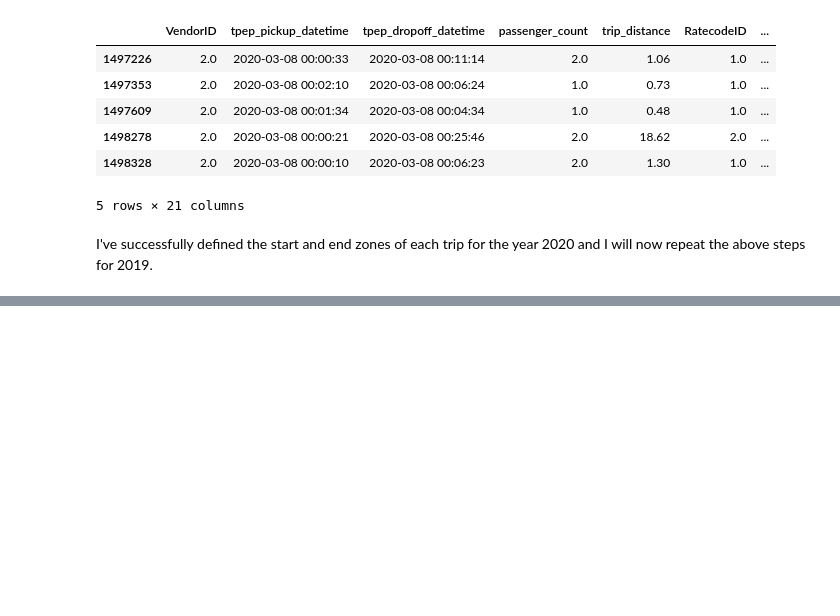
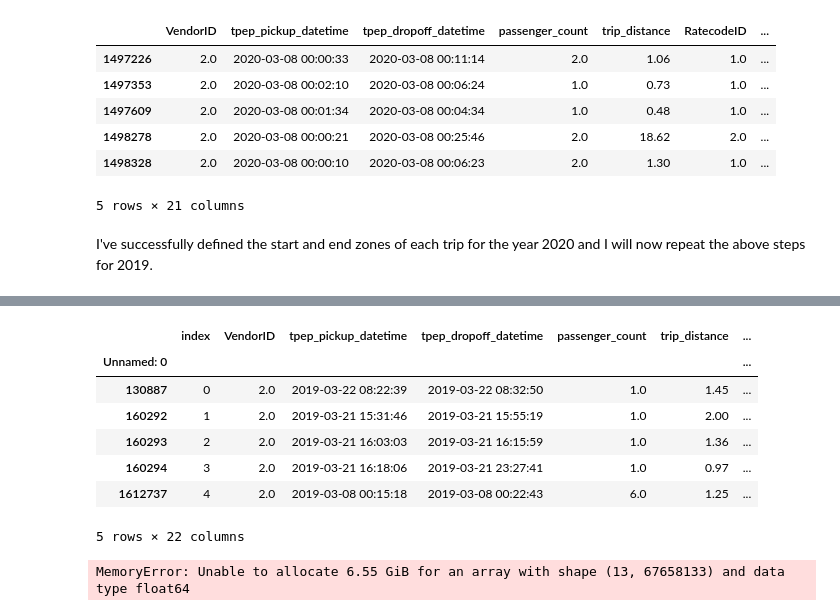
Before and after one commit to samtuleen/nyc-taxis-vs-covid, a Jupyter notebook: data_cleaning.ipynb, the cells around one changed output, grey strips where cells are left out. Cells and saved outputs as stored; diff of their text form; code cells hidden in the pictures; blank space fills up the shorter version.

```diff
--- a/data_cleaning.ipynb
+++ b/data_cleaning.ipynb
@@ -318,0 +333,13 @@ year_19.head()
+# %%
+year_19.set_index('Unnamed: 0', inplace=True)
+# %%
+year_19.head()
+# %% [output]
+|  | index | VendorID | tpep_pickup_datetime | tpep_dropoff_datetime | passenger_count | trip_distance | ... |
+| Unnamed: 0 |  |  |  |  |  |  | ... |
+| 130887 | 0 | 2.0 | 2019-03-22 08:22:39 | 2019-03-22 08:32:50 | 1.0 | 1.45 | ... |
+| 160292 | 1 | 2.0 | 2019-03-21 15:31:46 | 2019-03-21 15:55:19 | 1.0 | 2.00 | ... |
+| 160293 | 2 | 2.0 | 2019-03-21 16:03:03 | 2019-03-21 16:15:59 | 1.0 | 1.36 | ... |
+| 160294 | 3 | 2.0 | 2019-03-21 16:18:06 | 2019-03-21 23:27:41 | 1.0 | 0.97 | ... |
+| 1612737 | 4 | 2.0 | 2019-03-08 00:15:18 | 2019-03-08 00:22:43 | 6.0 | 1.25 | ... |
+5 rows × 22 columns
@@ -318,0 +348,5 @@ year_19.head()
+# %%
+year_19.drop(columns=['index'], inplace=True)
+year_19.head()
+# %% [output]
+MemoryError: Unable to allocate 6.55 GiB for an array with shape (13, 67658133) and data type float64
```
Also changed, not shown: parts of 3 cells of this notebook.
